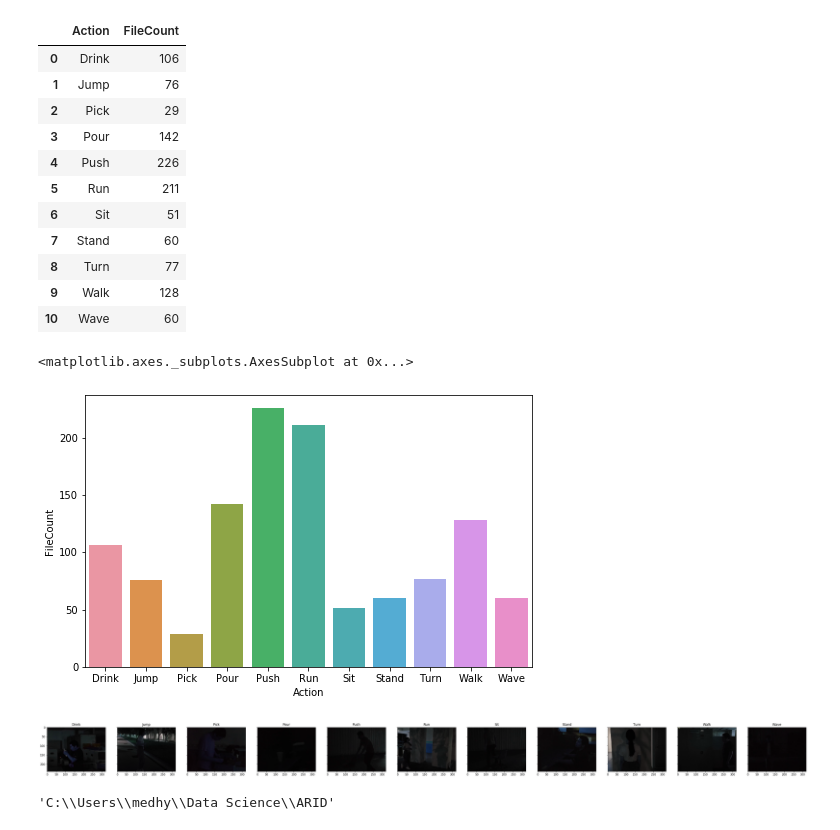
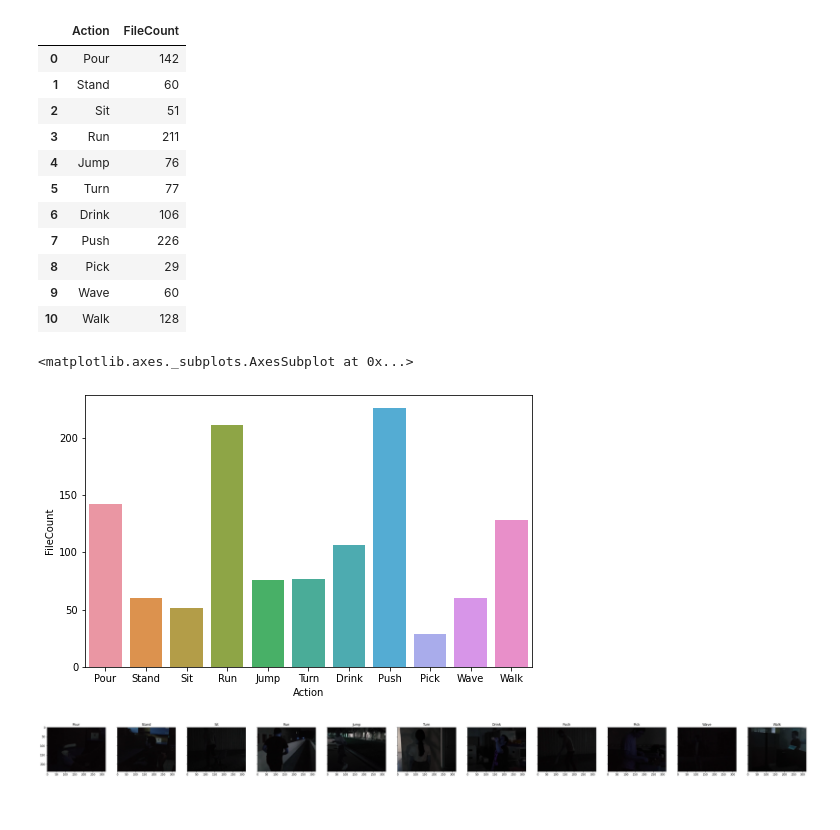
Before and after one commit to ashishdhyani/arid-dl, a Jupyter notebook: Thesis/code/ARID.ipynb, the cells around one changed output. Saved outputs shown, nothing was run; the diff lists cells and outputs as text; code cells hidden in the pictures.

```diff
--- a/Thesis/code/ARID.ipynb
+++ b/Thesis/code/ARID.ipynb
@@ -29,11 +26,13 @@ data_path="C:\\AshiMinty\\Ashish\\upGrad\\masters\\Thesis\\dataset\\data"
+# %%
+data_path="/content/gdrive/MyDrive/Colab Notebooks/data-mp4"
 # %%
 folders = [f for f in listdir(data_path)]
 # %%
 data_files = {}
 file_count = []
 for folder in folders:
-    path = data_path + "\\" + folder
-    files = [path + "\\" + f for f in listdir(path)]
+    path = data_path + "/" + folder
+    files = [path + "/" + f for f in listdir(path)]
     data_files[folder] = files
 # %%
 for folder,files in data_files.items():
@@ -42,23 +41,23 @@ file_count = pd.DataFrame(file_count, columns=['Action', 'FileCount'])
 file_count
 # %% [output]
 |  | Action | FileCount |
-| 0 | Drink | 106 |
-| 1 | Jump | 76 |
-| 2 | Pick | 29 |
-| 3 | Pour | 142 |
-| 4 | Push | 226 |
-| 5 | Run | 211 |
-| 6 | Sit | 51 |
-| 7 | Stand | 60 |
-| 8 | Turn | 77 |
-| 9 | Walk | 128 |
-| 10 | Wave | 60 |
+| 0 | Pour | 142 |
+| 1 | Stand | 60 |
+| 2 | Sit | 51 |
+| 3 | Run | 211 |
+| 4 | Jump | 76 |
+| 5 | Turn | 77 |
+| 6 | Drink | 106 |
+| 7 | Push | 226 |
+| 8 | Pick | 29 |
+| 9 | Wave | 60 |
+| 10 | Walk | 128 |
 # %%
 plt.figure(figsize=(8,5))
 sns.barplot(y = 'FileCount', x='Action', data = file_count)
 # %% [output]
 <matplotlib.axes._subplots.AxesSubplot at 0x...>
-[figure, old version]
+[figure, new version]
 # %%
 def plot_image(images, captions):
     f, axes = plt.subplots(1, len(images), sharey=True)
@@ -71,16 +70,12 @@ def plot_image(images, captions):
 # %%
 images = []
 captions = []
 for folder,files in data_files.items():
-    cam = cv2.VideoCapture(files[0])
+    cam = cv2.VideoCapture(files[1])
     ret,frame = cam.read()
     images.append(frame)
     captions.append(folder)
 
 plot_image(images, captions)
 # %% [output]
-[figure, old version]
+[figure, new version]
-# %%
-os.getcwd()
-# %% [output]
-'C:\\Users\\medhy\\Data Science\\ARID'
```
Also changed, not shown: parts of 21 cells of this notebook, 17 other files.
